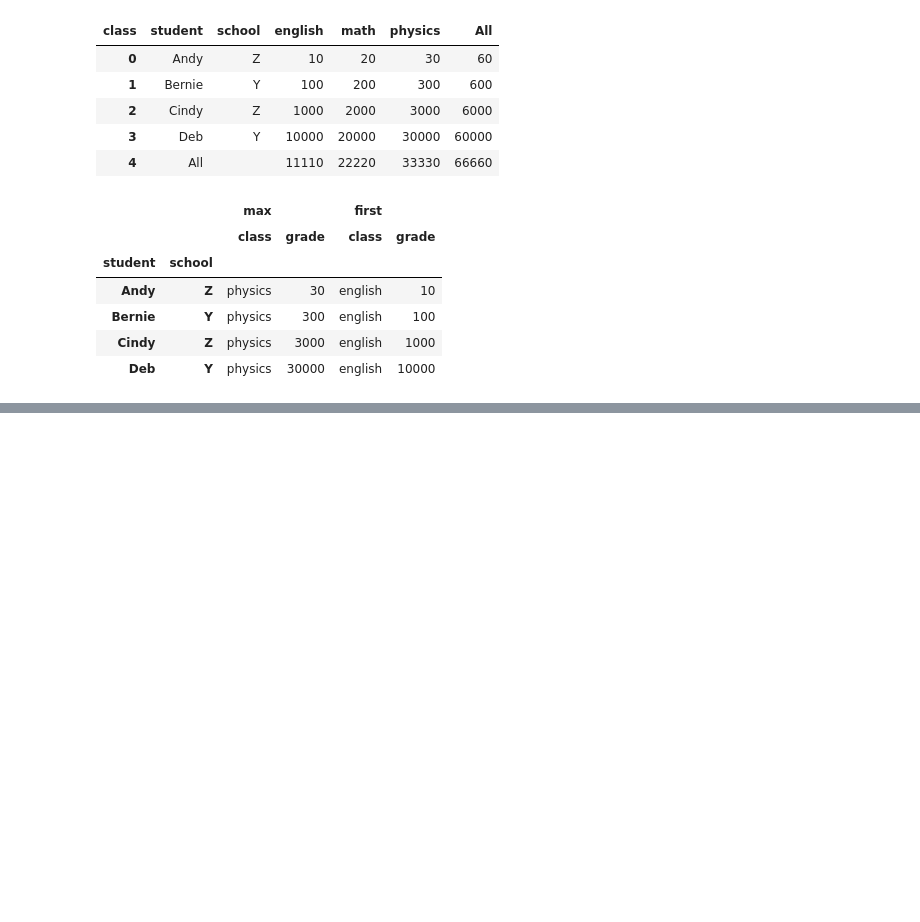
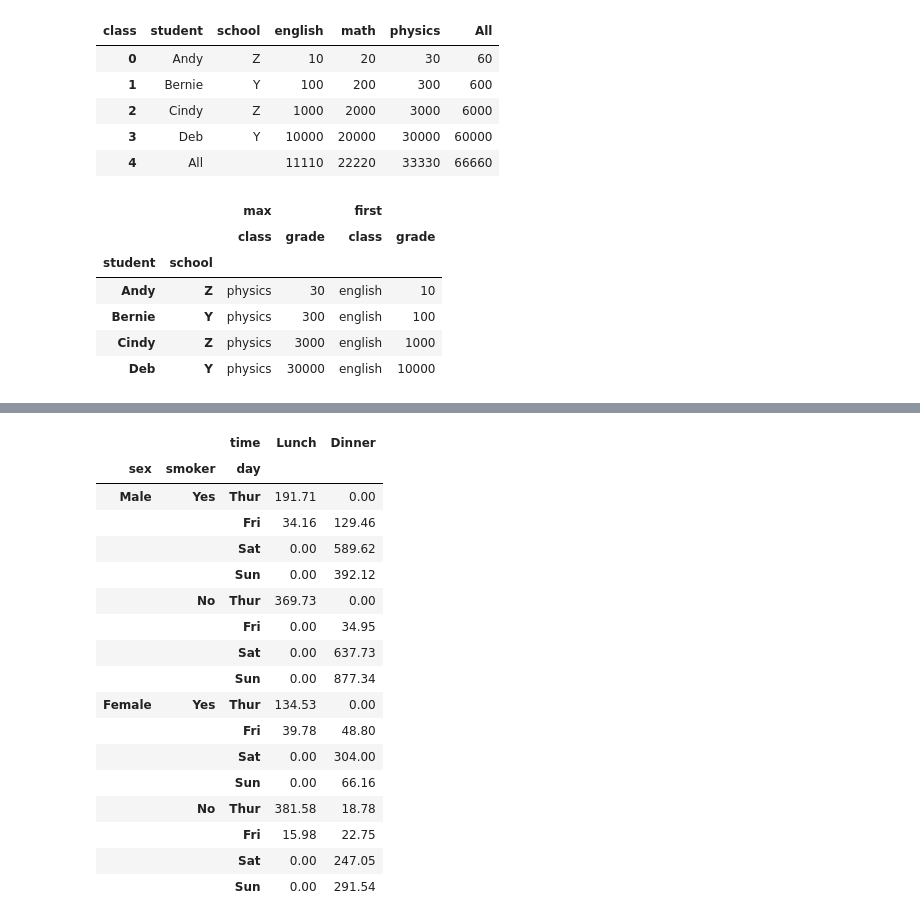
Before and after one commit to gsdavis1959/Python, a Jupyter notebook: PandasLongToWide.ipynb, the cells around one changed output, grey strips where cells are left out. Drawn from its saved outputs; the diff is of its cells as text; code cells hidden in the pictures; blank space fills up the shorter version.

```diff
--- a/PandasLongToWide.ipynb
+++ b/PandasLongToWide.ipynb
@@ -86,0 +102,3 @@ df_long.pivot_table(index="student",
+# %%
+tips = sns.load_dataset('tips')
+tips.head()
@@ -86,0 +232,3 @@ df_long.pivot_table(index="student",
+# %%
+multiple_groups = tips.groupby(['sex', 'smoker', 'day', 'time'])['total_bill'].sum()
+multiple_groups
@@ -86,0 +253,21 @@ df_long.pivot_table(index="student",
+# %%
+multiple_groups.unstack()
+# %% [output]
+|  |  | time | Lunch | Dinner |
+| sex | smoker | day |  |  |
+| Male | Yes | Thur | 191.71 | 0.00 |
+|  |  | Fri | 34.16 | 129.46 |
+|  |  | Sat | 0.00 | 589.62 |
+|  |  | Sun | 0.00 | 392.12 |
+|  | No | Thur | 369.73 | 0.00 |
+|  |  | Fri | 0.00 | 34.95 |
+|  |  | Sat | 0.00 | 637.73 |
+|  |  | Sun | 0.00 | 877.34 |
+| Female | Yes | Thur | 134.53 | 0.00 |
+|  |  | Fri | 39.78 | 48.80 |
+|  |  | Sat | 0.00 | 304.00 |
+|  |  | Sun | 0.00 | 66.16 |
+|  | No | Thur | 381.58 | 18.78 |
+|  |  | Fri | 15.98 | 22.75 |
+|  |  | Sat | 0.00 | 247.05 |
+|  |  | Sun | 0.00 | 291.54 |
```
Also changed, not shown: parts of 14 cells of this notebook.
